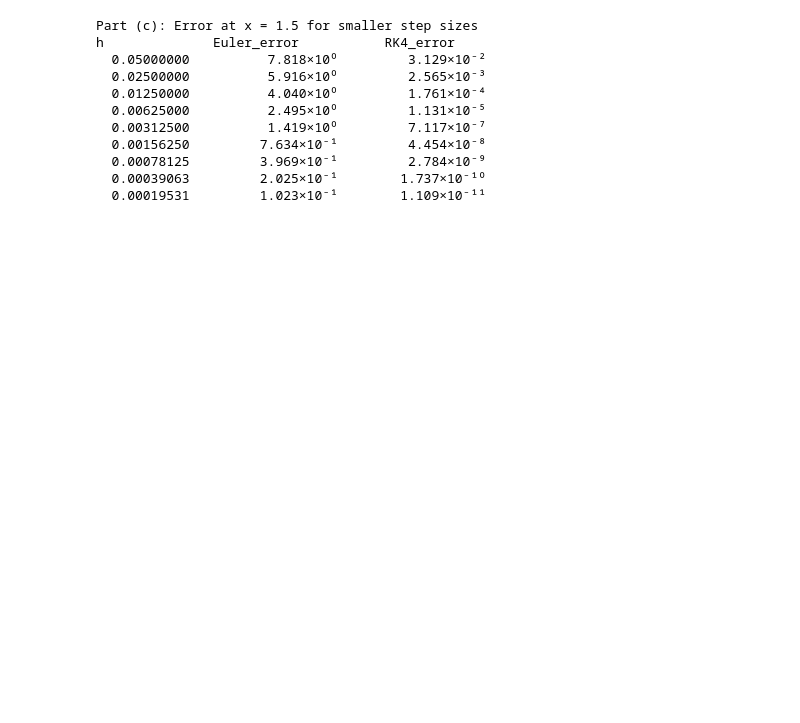
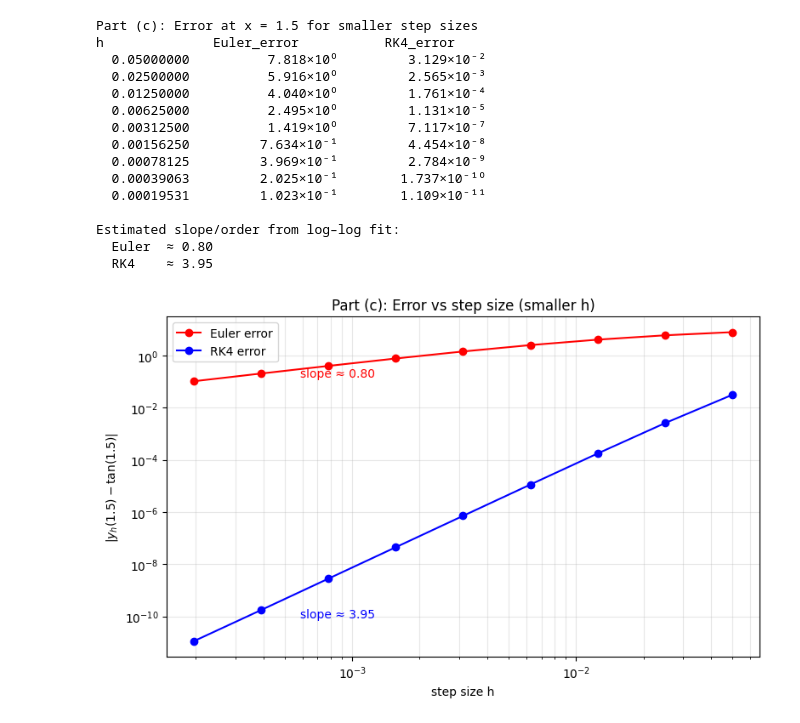
Before and after one commit to sidsam2026/Homework-3, a Jupyter notebook: 1c.ipynb, the cells around one changed output. Saved outputs shown, nothing was run; the diff lists cells and outputs as text; code cells hidden in the pictures; blank space fills up the shorter version.

Commit message:
Fit convergence order and plot log–log error vs step size for part (c)

```diff
--- a/1c.ipynb
+++ b/1c.ipynb
@@ -75,30 +75,69 @@ errR_c = []
 
 print(f"{GREEN}Part (c): Error at x = 1.5 for smaller step sizes{RESET}")
 print(f"{YEL}h              Euler_error           RK4_error{RESET}")
 for h in hs_c:
     _, yE = euler(f, x0, y0, h, x_end_c)
     _, yR = rk4(f, x0, y0, h, x_end_c)
     eE = abs(yE[-1] - y_true_c)
     eR = abs(yR[-1] - y_true_c)
     errE_c.append(eE)
     errR_c.append(eR)
     print(
         f"{h:12.8f}   "
         f"{RED}{sci_sup(eE):>16}{RESET}   "
         f"{BLUE}{sci_sup(eR):>16}{RESET}"
     )
 
 errE_c = np.array(errE_c)
 errR_c = np.array(errR_c)
+# --- compute slopes (estimated order) ---
+pE, _ = np.polyfit(np.log(hs_c), np.log(errE_c), 1)
+pR, _ = np.polyfit(np.log(hs_c), np.log(errR_c), 1)
+
+print(f"\n{GREEN}Estimated slope/order from log–log fit:{RESET}")
+print(f"{RED}  Euler  ≈ {pE:.2f}{RESET}")
+print(f"{BLUE}  RK4    ≈ {pR:.2f}{RESET}")
+
+# Log–log error vs h plot
+plt.figure(figsize=(8,5))
+plt.loglog(hs_c, errE_c, 'ro-', label='Euler error')
+plt.loglog(hs_c, errR_c, 'bo-', label='RK4 error')
+plt.xlabel("step size h")
+plt.ylabel(r"$|y_h(1.5) - \tan(1.5)|$")
+plt.title("Part (c): Error vs step size (smaller h)")
+plt.grid(True, which='both', alpha=0.3)
+plt.legend()
+
+# annotate slopes next to the curves (use second–finest point as anchor)
+i_annot = -2  # index for annotation (second to last point)
+
+xE = hs_c[i_annot]
+yE = errE_c[i_annot]
+xR = hs_c[i_annot]
+yR = errR_c[i_annot]
+
+plt.text(xE*1.5, yE, f"slope ≈ {pE:.2f}", color='red',
+         fontsize=10, va='center', ha='left')
+plt.text(xR*1.5, yR*0.7, f"slope ≈ {pR:.2f}", color='blue',
+         fontsize=10, va='center', ha='left')
+
+plt.tight_layout()
+plt.savefig("part_c_error_vs_h.png", dpi=300)
+plt.show()
 # %% [output]
 Part (c): Error at x = 1.5 for smaller step sizes
 h              Euler_error           RK4_error
   0.05000000          7.818×10⁰         3.129×10⁻²
   0.02500000          5.916×10⁰         2.565×10⁻³
   0.01250000          4.040×10⁰         1.761×10⁻⁴
   0.00625000          2.495×10⁰         1.131×10⁻⁵
   0.00312500          1.419×10⁰         7.117×10⁻⁷
   0.00156250         7.634×10⁻¹         4.454×10⁻⁸
   0.00078125         3.969×10⁻¹         2.784×10⁻⁹
   0.00039063         2.025×10⁻¹        1.737×10⁻¹⁰
   0.00019531         1.023×10⁻¹        1.109×10⁻¹¹
+
+Estimated slope/order from log–log fit:
+  Euler  ≈ 0.80
+  RK4    ≈ 3.95
+[figure, added]
```
